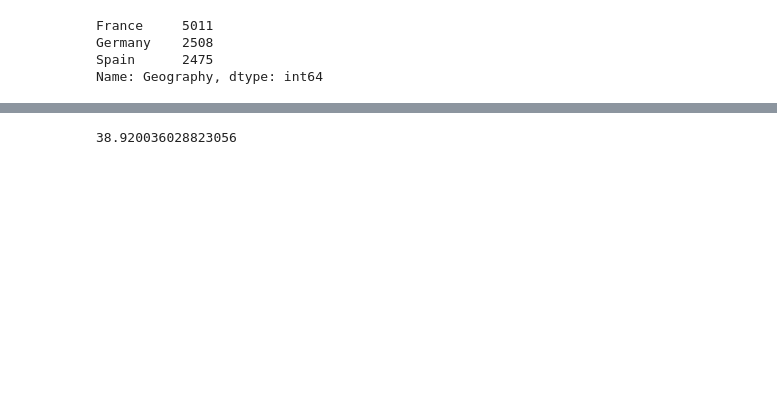
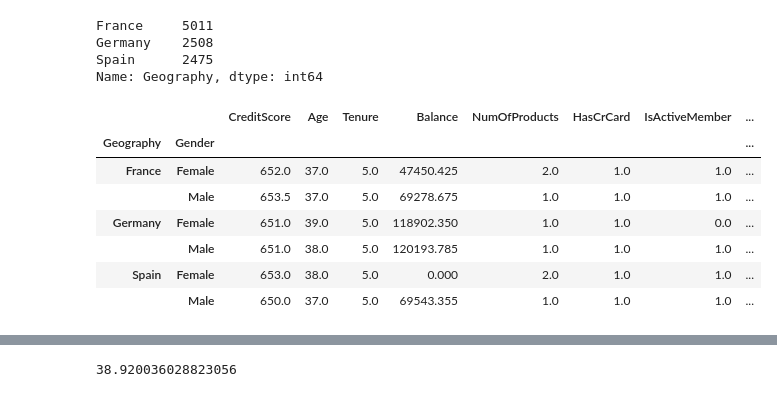
Before and after one commit to vaibhagarwal/Projects, a Jupyter notebook: CapstoneProject/Capstone_Project_1.ipynb, the cells around one changed output, grey strips where cells are left out. Cells and saved outputs as stored; diff of their text form; code cells hidden in the pictures; blank space fills up the shorter version.

```diff
--- a/CapstoneProject/Capstone_Project_1.ipynb
+++ b/CapstoneProject/Capstone_Project_1.ipynb
@@ -152,3 +163,14 @@ France     5011
 Germany    2508
 Spain      2475
 Name: Geography, dtype: int64
+# %%
+df.groupby(['Geography','Gender']).median()
+# %% [output]
+|  |  | CreditScore | Age | Tenure | Balance | NumOfProducts | HasCrCard | IsActiveMember | ... |
+| Geography | Gender |  |  |  |  |  |  |  | ... |
+| France | Female | 652.0 | 37.0 | 5.0 | 47450.425 | 2.0 | 1.0 | 1.0 | ... |
+|  | Male | 653.5 | 37.0 | 5.0 | 69278.675 | 1.0 | 1.0 | 1.0 | ... |
+| Germany | Female | 651.0 | 39.0 | 5.0 | 118902.350 | 1.0 | 1.0 | 0.0 | ... |
+|  | Male | 651.0 | 38.0 | 5.0 | 120193.785 | 1.0 | 1.0 | 1.0 | ... |
+| Spain | Female | 653.0 | 38.0 | 5.0 | 0.000 | 2.0 | 1.0 | 1.0 | ... |
+|  | Male | 650.0 | 37.0 | 5.0 | 69543.355 | 1.0 | 1.0 | 1.0 | ... |
```
Also changed, not shown: parts of 63 cells of this notebook.
